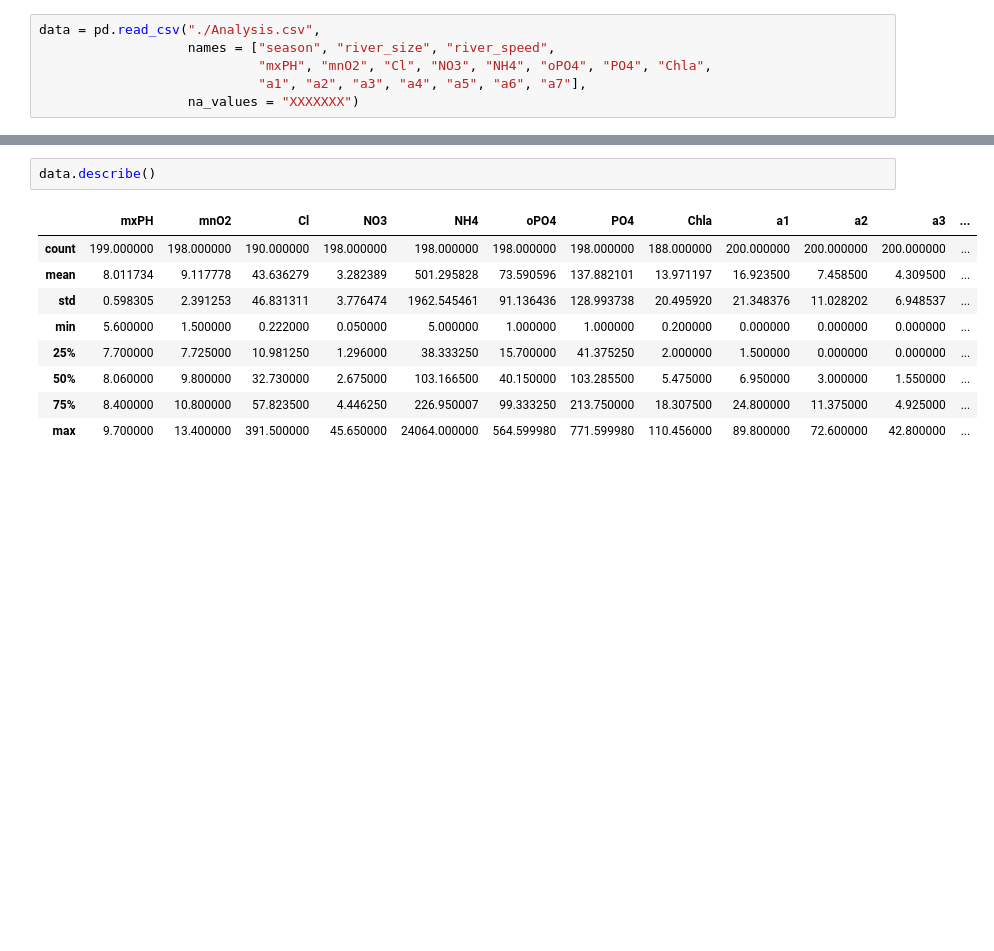
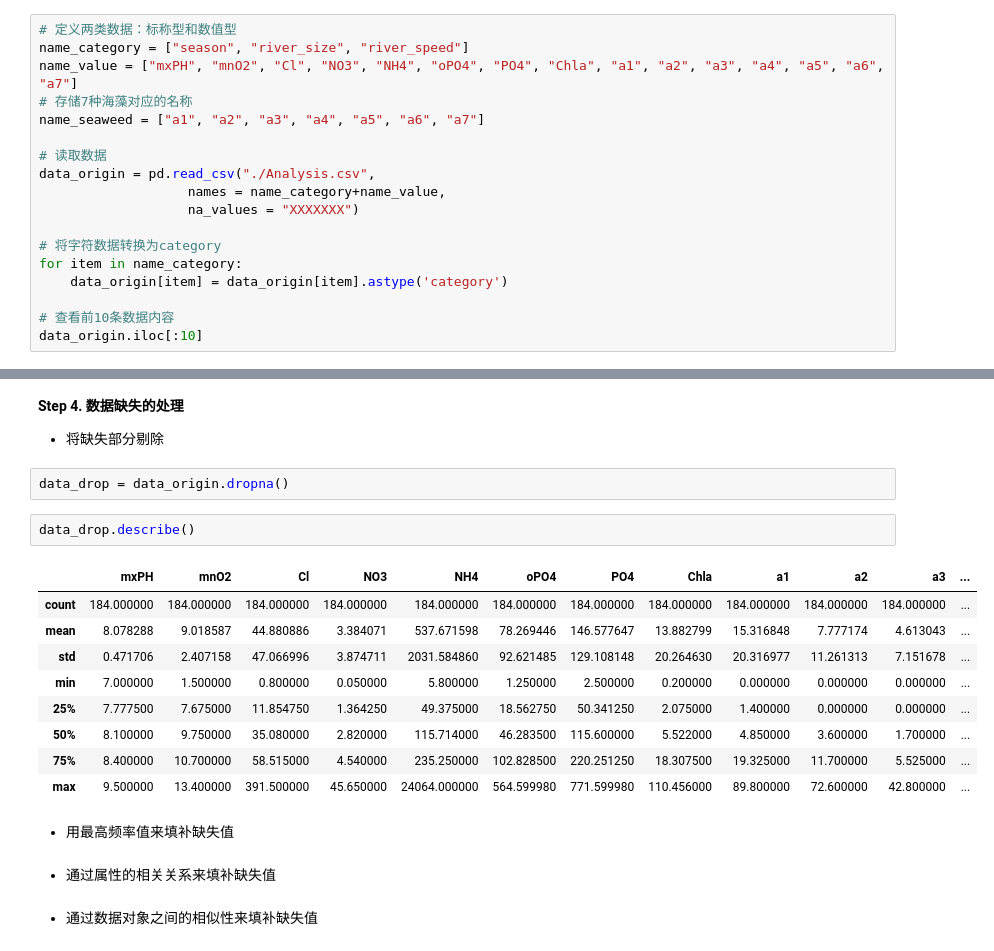
Before and after one commit to amazingcosmos/DM-course-SeaweedAnalysis, a Jupyter notebook: Seaweed analyse.ipynb, the cells around one changed output, grey strips where cells are left out. Drawn from its saved outputs; the diff is of its cells as text; blank space fills up the shorter version.

```diff
--- a/Seaweed analyse.ipynb
+++ b/Seaweed analyse.ipynb
@@ -49,7 +74,19 @@ fp_modified.close()
 - 读取csv文件，生成data frame
 # %%
-data = pd.read_csv("./Analysis.csv",
-                   names = ["season", "river_size", "river_speed",
-                            "mxPH", "mnO2", "Cl", "NO3", "NH4", "oPO4", "PO4", "Chla",
-                            "a1", "a2", "a3", "a4", "a5", "a6", "a7"],
+# 定义两类数据：标称型和数值型
+name_category = ["season", "river_size", "river_speed"]
+name_value = ["mxPH", "mnO2", "Cl", "NO3", "NH4", "oPO4", "PO4", "Chla", "a1", "a2", "a3", "a4", "a5", "a6", "a7"]
+# 存储7种海藻对应的名称
+name_seaweed = ["a1", "a2", "a3", "a4", "a5", "a6", "a7"]
+
+# 读取数据
+data_origin = pd.read_csv("./Analysis.csv",
+                   names = name_category+name_value,
                    na_values = "XXXXXXX")
+
+# 将字符数据转换为category
+for item in name_category:
+    data_origin[item] = data_origin[item].astype('category')
+
+# 查看前10条数据内容
+data_origin.iloc[:10]
@@ -77,12 +223,24 @@ data
+# %% [markdown]
+**Step 4. 数据缺失的处理**
+
+- 将缺失部分剔除
+# %%
+data_drop = data_origin.dropna()
 # %%
-data.describe()
+data_drop.describe()
 # %% [output]
 |  | mxPH | mnO2 | Cl | NO3 | NH4 | oPO4 | PO4 | Chla | a1 | a2 | a3 | ... |
-| count | 199.000000 | 198.000000 | 190.000000 | 198.000000 | 198.000000 | 198.000000 | 198.000000 | 188.000000 | 200.000000 | 200.000000 | 200.000000 | ... |
-| mean | 8.011734 | 9.117778 | 43.636279 | 3.282389 | 501.295828 | 73.590596 | 137.882101 | 13.971197 | 16.923500 | 7.458500 | 4.309500 | ... |
-| std | 0.598305 | 2.391253 | 46.831311 | 3.776474 | 1962.545461 | 91.136436 | 128.993738 | 20.495920 | 21.348376 | 11.028202 | 6.948537 | ... |
-| min | 5.600000 | 1.500000 | 0.222000 | 0.050000 | 5.000000 | 1.000000 | 1.000000 | 0.200000 | 0.000000 | 0.000000 | 0.000000 | ... |
-| 25% | 7.700000 | 7.725000 | 10.981250 | 1.296000 | 38.333250 | 15.700000 | 41.375250 | 2.000000 | 1.500000 | 0.000000 | 0.000000 | ... |
-| 50% | 8.060000 | 9.800000 | 32.730000 | 2.675000 | 103.166500 | 40.150000 | 103.285500 | 5.475000 | 6.950000 | 3.000000 | 1.550000 | ... |
-| 75% | 8.400000 | 10.800000 | 57.823500 | 4.446250 | 226.950007 | 99.333250 | 213.750000 | 18.307500 | 24.800000 | 11.375000 | 4.925000 | ... |
-| max | 9.700000 | 13.400000 | 391.500000 | 45.650000 | 24064.000000 | 564.599980 | 771.599980 | 110.456000 | 89.800000 | 72.600000 | 42.800000 | ... |
+| count | 184.000000 | 184.000000 | 184.000000 | 184.000000 | 184.000000 | 184.000000 | 184.000000 | 184.000000 | 184.000000 | 184.000000 | 184.000000 | ... |
+| mean | 8.078288 | 9.018587 | 44.880886 | 3.384071 | 537.671598 | 78.269446 | 146.577647 | 13.882799 | 15.316848 | 7.777174 | 4.613043 | ... |
+| std | 0.471706 | 2.407158 | 47.066996 | 3.874711 | 2031.584860 | 92.621485 | 129.108148 | 20.264630 | 20.316977 | 11.261313 | 7.151678 | ... |
+| min | 7.000000 | 1.500000 | 0.800000 | 0.050000 | 5.800000 | 1.250000 | 2.500000 | 0.200000 | 0.000000 | 0.000000 | 0.000000 | ... |
+| 25% | 7.777500 | 7.675000 | 11.854750 | 1.364250 | 49.375000 | 18.562750 | 50.341250 | 2.075000 | 1.400000 | 0.000000 | 0.000000 | ... |
+| 50% | 8.100000 | 9.750000 | 35.080000 | 2.820000 | 115.714000 | 46.283500 | 115.600000 | 5.522000 | 4.850000 | 3.600000 | 1.700000 | ... |
+| 75% | 8.400000 | 10.700000 | 58.515000 | 4.540000 | 235.250000 | 102.828500 | 220.251250 | 18.307500 | 19.325000 | 11.700000 | 5.525000 | ... |
+| max | 9.500000 | 13.400000 | 391.500000 | 45.650000 | 24064.000000 | 564.599980 | 771.599980 | 110.456000 | 89.800000 | 72.600000 | 42.800000 | ... |
+# %% [markdown]
+- 用最高频率值来填补缺失值
+# %% [markdown]
+- 通过属性的相关关系来填补缺失值
+# %% [markdown]
+- 通过数据对象之间的相似性来填补缺失值
```
Also changed, not shown: parts of 25 cells of this notebook, 1 other file.
